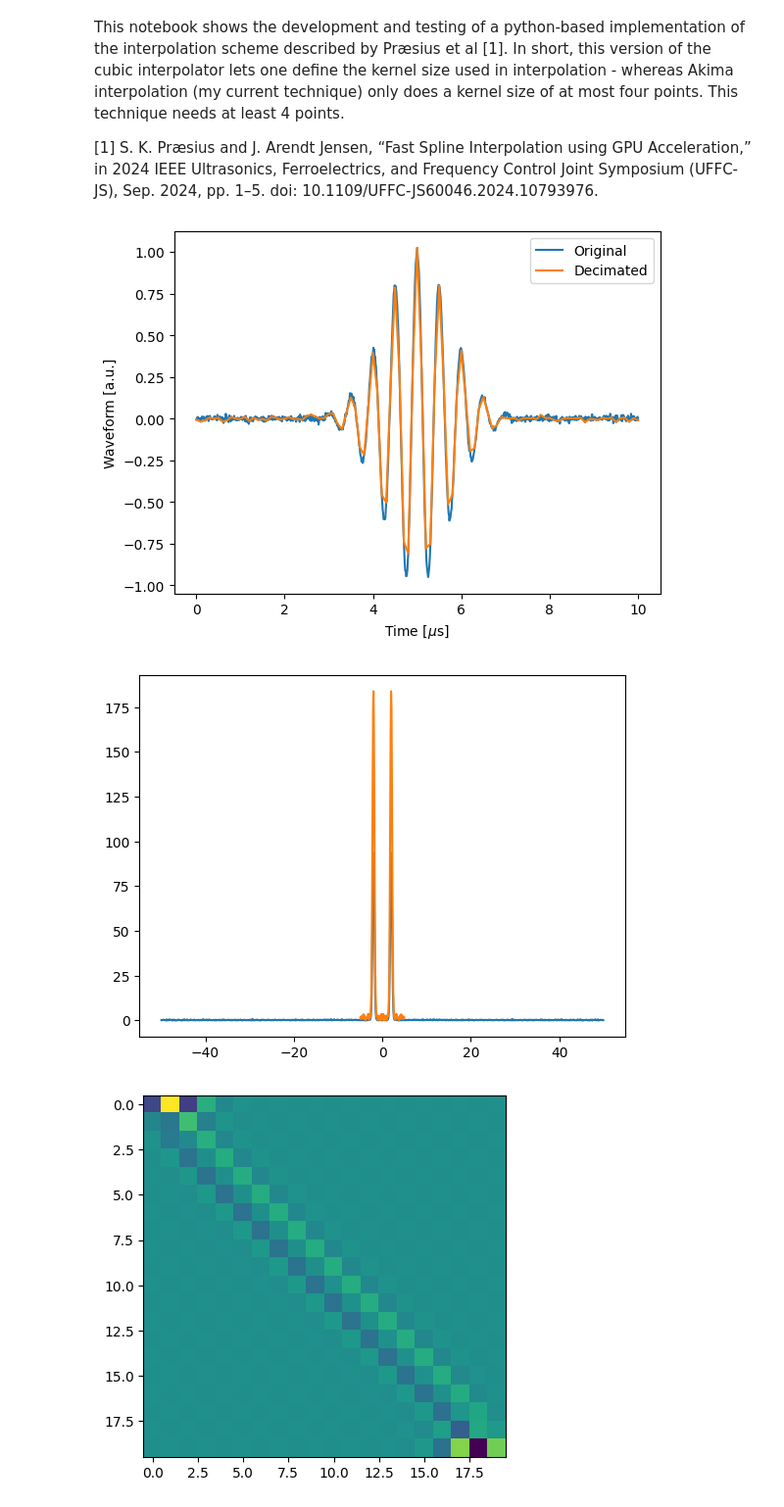
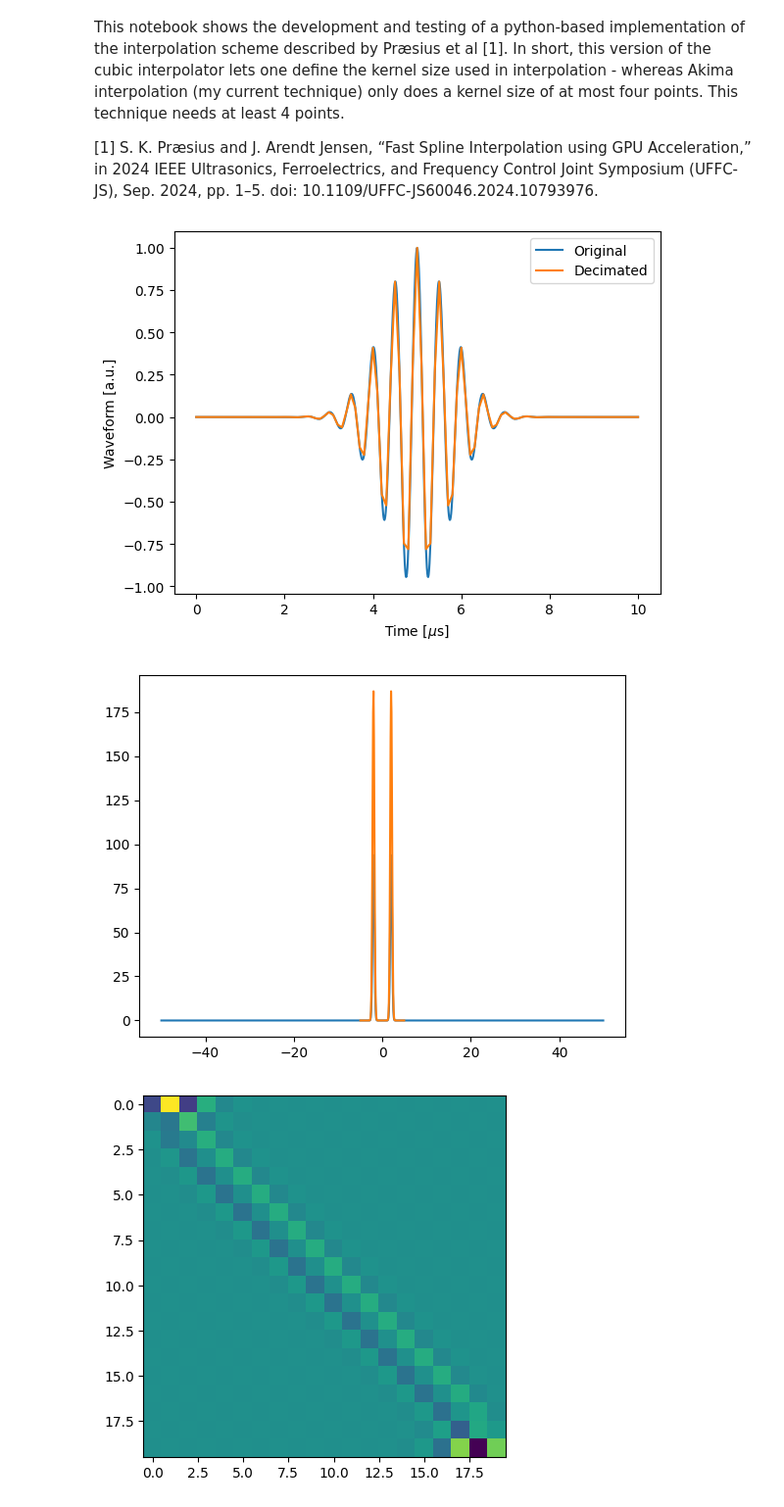
Before and after one commit to wewightman/pycbf, a Jupyter notebook: examples/develop_jensen_interpolator.ipynb, the cells around one changed output. Shown at 98% size. Saved outputs shown, nothing was run; the diff lists cells and outputs as text; code cells hidden in the pictures.

```diff
--- a/examples/develop_jensen_interpolator.ipynb
+++ b/examples/develop_jensen_interpolator.ipynb
@@ -12,32 +12,32 @@ import scipy.signal as sig
 # %%
 rng = np.random.default_rng(314)
 t = np.linspace(0, 10, 1001)
-pulse = sig.gausspulse(t=t-5, fc = 2, bw=0.25) + rng.normal(0, 0.01, len(t))
+pulse = sig.gausspulse(t=t-5, fc = 2, bw=0.25) #+ rng.normal(0, 0.01, len(t))
 
 t_dec = t[::10]
 pulse_dec = pulse[::10]
 
 plt.figure()
 plt.plot(t, pulse, label='Original')
 plt.plot(t_dec, pulse_dec, label='Decimated')
 plt.legend()
 plt.xlabel("Time [$\\mu$s]")
 plt.ylabel("Waveform [a.u.]")
 plt.show()
 
 SPEC = np.abs(np.fft.fftshift(np.fft.fft(pulse)))
 FREQ = np.fft.fftshift(np.fft.fftfreq(len(pulse), t[1]-t[0]))
 
 SPEC_DEC = np.abs(np.fft.fftshift(np.fft.fft(pulse_dec)))
 FREQ_DEC = np.fft.fftshift(np.fft.fftfreq(len(pulse_dec), t_dec[1]-t_dec[0]))
 
 plt.figure()
 plt.plot(FREQ, SPEC)
 plt.plot(FREQ_DEC, 20*SPEC_DEC)
 plt.show()
 # %% [output]
-[figure, old version]
+[figure, new version]
-[figure, old version]
+[figure, new version]
 # %%
 k = 20
 
```
Also changed, not shown: parts of 4 cells of this notebook.
